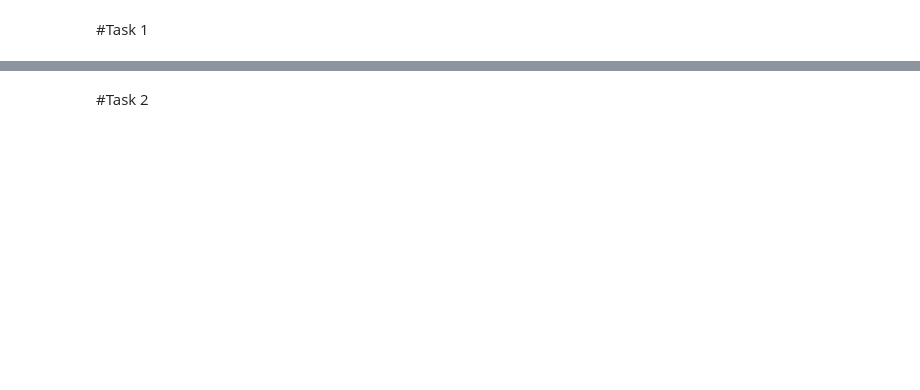
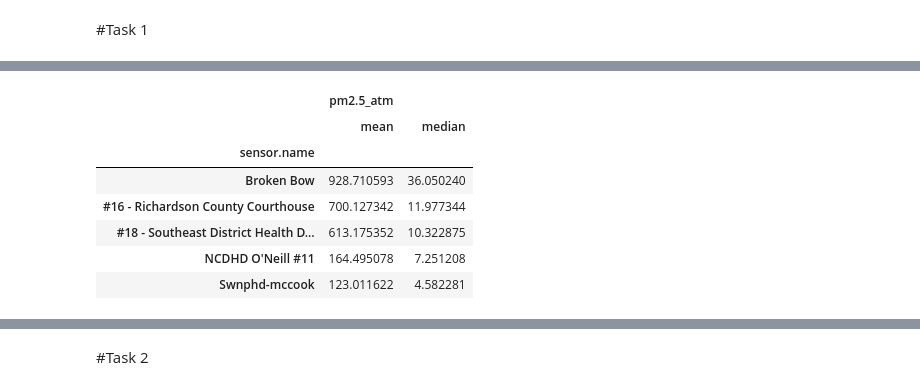
Before and after one commit to TessaS12/Project-1, a Jupyter notebook: CIVE202_P1Final_TessaSoukup.ipynb, the cells around one changed output, grey strips where cells are left out. Cells and saved outputs as stored; diff of their text form; code cells hidden in the pictures; blank space fills up the shorter version.

```diff
--- a/CIVE202_P1Final_TessaSoukup.ipynb
+++ b/CIVE202_P1Final_TessaSoukup.ipynb
@@ -26,0 +27,14 @@ highest_concentration.head(5)
+# %%
+#isolating and printing top 5 pm2.5 locations
+highest_pm25_concentration = concentration_summary.sort_values(by = ('pm2.5_atm', 'mean'), ascending = False)
+highest_pm25_concentration = highest_pm25_concentration[['pm2.5_atm']]
+highest_pm25_concentration.head(5)
+# %% [output]
+|  | pm2.5_atm |  |
+|  | mean | median |
+| sensor.name |  |  |
+| Broken Bow | 928.710593 | 36.050240 |
+| #16 - Richardson County Courthouse | 700.127342 | 11.977344 |
+| #18 - Southeast District Health D... | 613.175352 | 10.322875 |
+| NCDHD O'Neill #11 | 164.495078 | 7.251208 |
+| Swnphd-mccook | 123.011622 | 4.582281 |
```
Also changed, not shown: parts of 7 cells of this notebook.
